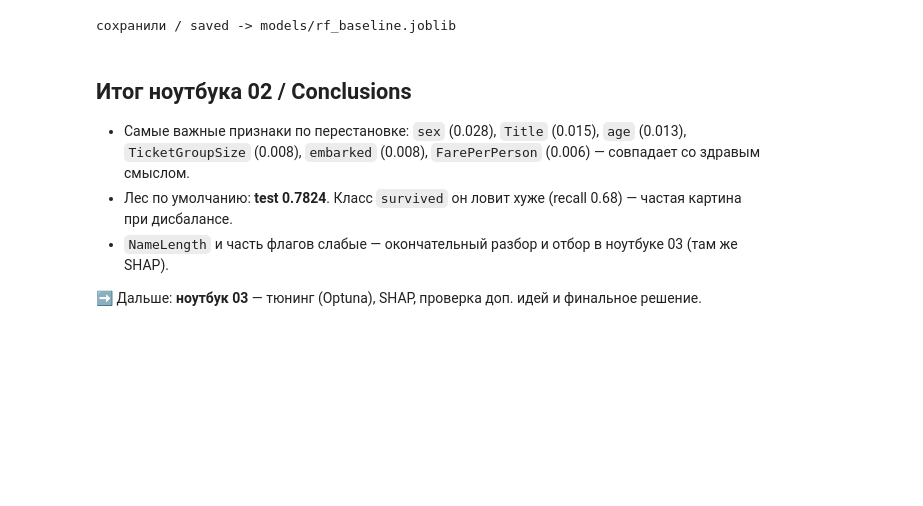
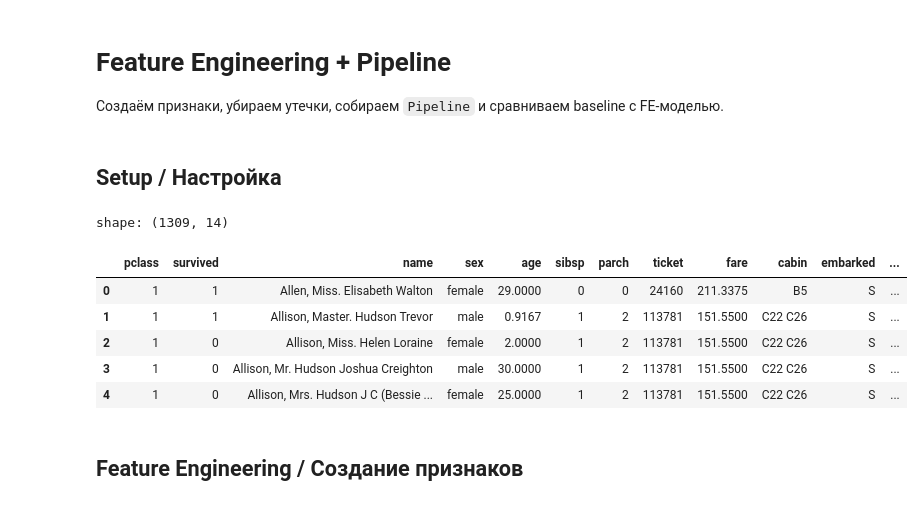
Before and after one commit to MaksymChunikhin/titanic-honest-craft, a Jupyter notebook: notebooks/02_FE_PIPELINE.ipynb, the cells around one changed output. Cells and saved outputs as stored; diff of their text form; code cells hidden in the pictures; blank space fills up the shorter version.

Commit message:
update project

```diff
--- a/notebooks/02_FE_PIPELINE.ipynb
+++ b/notebooks/02_FE_PIPELINE.ipynb
@@ -185,13 +1,53 @@ print('Топ-8 / top-8:'); print(imp.sort_values(ascending=False).head(8).round
-# %%
-tu.save_model(rf, 'rf_baseline')   # пригодится в ноутбуке 03 / used in notebook 03
-print('сохранили / saved -> models/rf_baseline.joblib')
-# %% [output]
-сохранили / saved -> models/rf_baseline.joblib
-# %% [markdown]
-## Итог ноутбука 02 / Conclusions
-
-- Самые важные признаки по перестановке: `sex` (0.028), `Title` (0.015), `age` (0.013), `TicketGroupSize` (0.008), `embarked` (0.008), `FarePerPerson` (0.006) — совпадает со здравым смыслом.
-- Лес по умолчанию: **test 0.7824**. Класс `survived` он ловит хуже (recall 0.68) — частая картина при дисбалансе.
-- `NameLength` и часть флагов слабые — окончательный разбор и отбор в ноутбуке 03 (там же SHAP).
-
-➡️ Дальше: **ноутбук 03** — тюнинг (Optuna), SHAP, проверка доп. идей и финальное решение.
+# %% [markdown]
+# Feature Engineering + Pipeline
+
+Создаём признаки, убираем утечки, собираем `Pipeline` и сравниваем baseline с FE-моделью.
+# %% [markdown]
+## Setup / Настройка
+# %%
+# База / core
+import sys
+from pathlib import Path
+
+import matplotlib.pyplot as plt
+import numpy as np
+import pandas as pd
+import seaborn as sns
+
+# Sklearn / ML
+from sklearn.compose import ColumnTransformer
+from sklearn.ensemble import RandomForestClassifier
+from sklearn.impute import SimpleImputer
+from sklearn.metrics import accuracy_score
+from sklearn.model_selection import cross_val_score, train_test_split
+from sklearn.pipeline import Pipeline
+from sklearn.preprocessing import OneHotEncoder
+
+# Модуль проекта / project module
+ROOT = next(p for p in [Path.cwd(), *Path.cwd().parents] if (p / "src" / "titanic_utils.py").exists())
+sys.path.insert(0, str(ROOT / "src"))
+
+import titanic_utils as tu
+
+# Стиль / style
+sns.set_theme(style="whitegrid", palette="Set2")
+pd.set_option("display.max_columns", 80)
+pd.set_option("display.max_colwidth", 70)
+plt.rcParams["figure.figsize"] = (8, 4)
+# %%
+# Данные / data
+df = tu.load_data()
+y = tu.get_target(df)
+
+print(f"shape: {df.shape}")
+df.head()
+# %% [output]
+shape: (1309, 14)
+|  | pclass | survived | name | sex | age | sibsp | parch | ticket | fare | cabin | embarked | ... |
+| 0 | 1 | 1 | Allen, Miss. Elisabeth Walton | female | 29.0000 | 0 | 0 | 24160 | 211.3375 | B5 | S | ... |
+| 1 | 1 | 1 | Allison, Master. Hudson Trevor | male | 0.9167 | 1 | 2 | 113781 | 151.5500 | C22 C26 | S | ... |
+| 2 | 1 | 0 | Allison, Miss. Helen Loraine | female | 2.0000 | 1 | 2 | 113781 | 151.5500 | C22 C26 | S | ... |
+| 3 | 1 | 0 | Allison, Mr. Hudson Joshua Creighton | male | 30.0000 | 1 | 2 | 113781 | 151.5500 | C22 C26 | S | ... |
+| 4 | 1 | 0 | Allison, Mrs. Hudson J C (Bessie ... | female | 25.0000 | 1 | 2 | 113781 | 151.5500 | C22 C26 | S | ... |
+# %% [markdown]
+## Feature Engineering / Создание признаков
```
Also changed, not shown: parts of 38 cells of this notebook, 1 other file.
